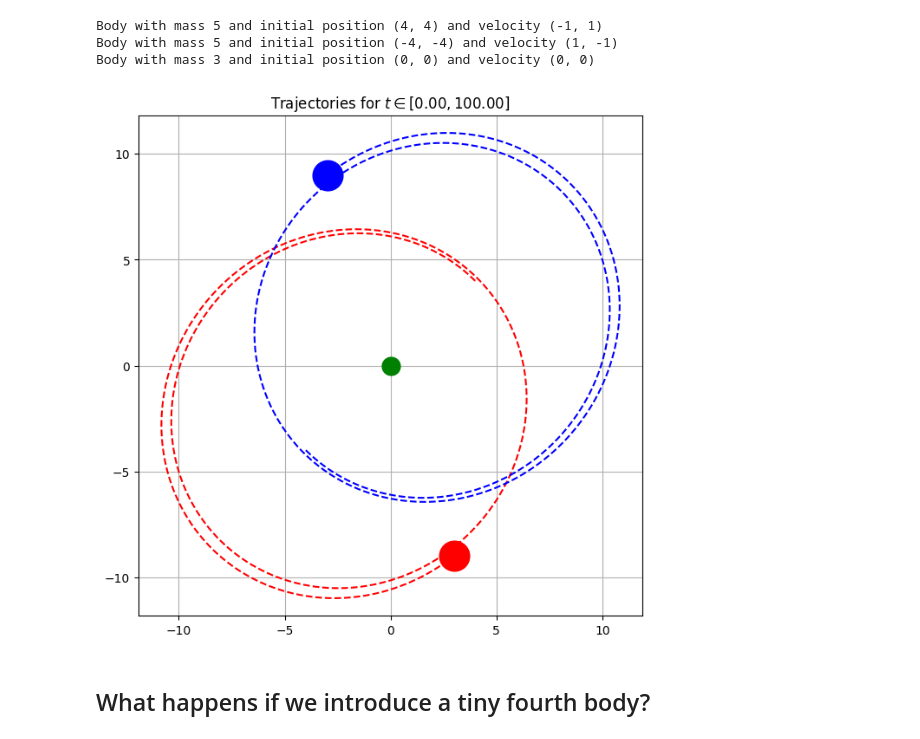
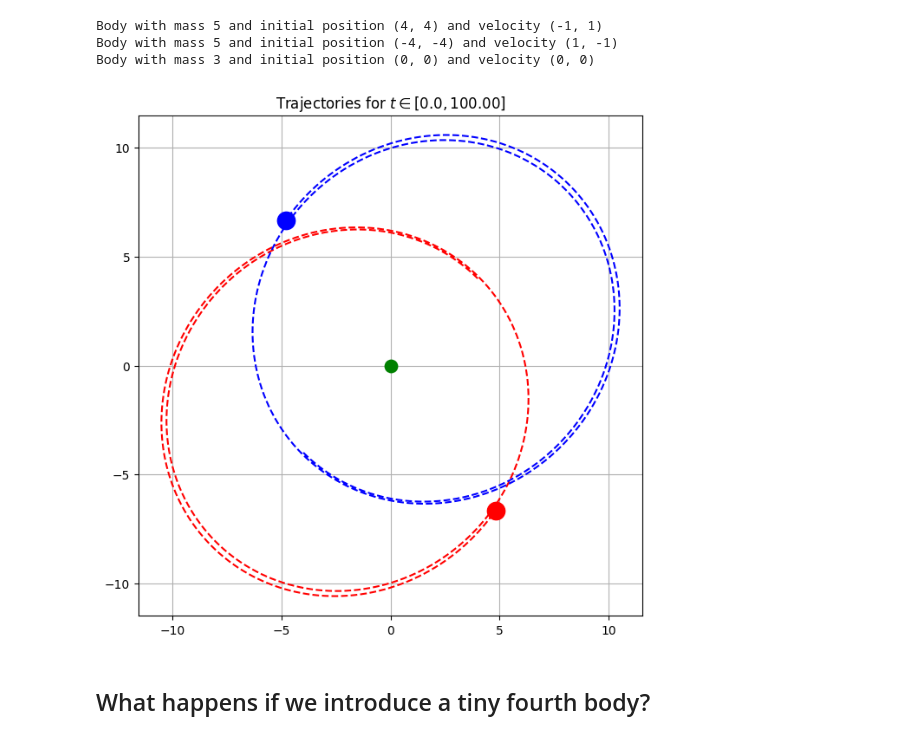
Before and after one commit to magnushelliesen/n-body-simulator, a Jupyter notebook: n-body-simulator.ipynb, the cells around one changed output. Saved outputs shown, nothing was run; the diff lists cells and outputs as text; code cells hidden in the pictures.

```diff
--- a/n-body-simulator.ipynb
+++ b/n-body-simulator.ipynb
@@ -184,24 +206,38 @@ Body with mass 5 and initial position (-4, -4) and velocity (1, -1)
 Body with mass 3 and initial position (0, 0) and velocity (0, 0)
 # %%
 # We can now simulate how they move about
-N = 10000
-delta_t = 0.01
-t1, x1 = system1.simulate(N, delta_t)
+System.N = 10000
+System.delta_t = 0.01
+system1.simulate()
-# %%
-# And plot the curves that they trace out (this should be animated)
-plt.figure(figsize=(7.5, 7.5))
-plt.plot(x1[0][:,0], x1[0][:,1], 'r--')
-plt.plot(x1[0][-1,0], x1[0][-1:,1], 'ro', ms=5*5)
-plt.plot(x1[1][:,0], x1[1][:,1], 'b--')
-plt.plot(x1[1][-1,0], x1[1][-1:,1], 'bo', ms=5*5)
-plt.plot(x1[2][:,0], x1[2][:,1], 'g--')
-plt.plot(x1[2][-1,0], x1[2][-1:,1], 'go', ms=3*5)
-plt.axis('equal')
-plt.grid()
-plt.title(f'Trajectories for $t \in [0.00, {N*delta_t:.2f}]$')
-plt.show()
-# %% [output]
-[figure, removed]
+# %%
+# We make a function that plots the simulations of a general System object
+def plot_simulation(system: System, xylim: tuple=None, N_range: tuple=None):
+    if N_range is None:
+        N_range = (0, System.N)
+
+    plt.figure(figsize=(7.5, 7.5))
+    for i, col in zip(range(len(system)), ['r', 'b', 'g', 'k', 'm', 'c', 'y']):
+        x = system.x[i][N_range[0]:N_range[1], :]
+        plt.plot(
+            x[:, 0],
+            x[:, 1],
+            f'{col}--')
+        plt.plot(
+            x[-1, 0],
+            x[-1, 1],
+            f'{col}o', ms=5*(system.bodies[i].mass)**(2/3))
+    if xylim is None:
+        plt.axis('equal')
+    else:
+        plt.xlim(xylim)
+        plt.ylim(xylim)
+    plt.grid()
+    plt.title(f'Trajectories for $t \in [{N_range[0]*System.delta_t}, {N_range[1]*System.delta_t:.2f}]$')
+    plt.show()
+# %%
+plot_simulation(system1)
+# %% [output]
+[figure, added]
 # %% [markdown]
 ## What happens if we introduce a tiny fourth body?
 # %%
```
Also changed, not shown: parts of 9 cells of this notebook.
